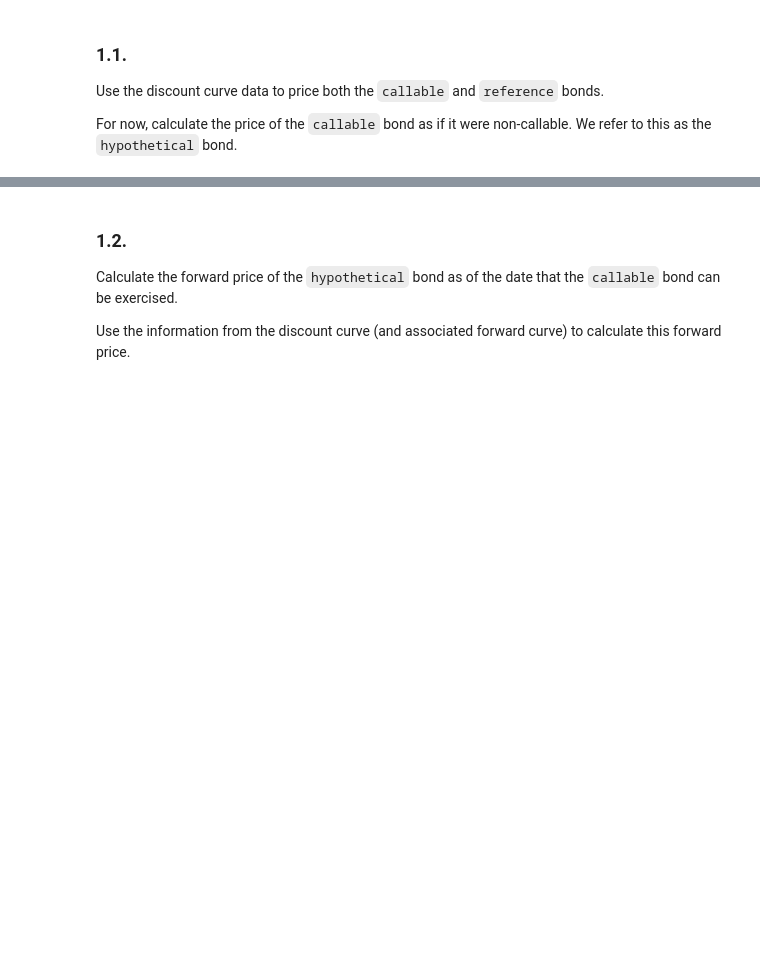
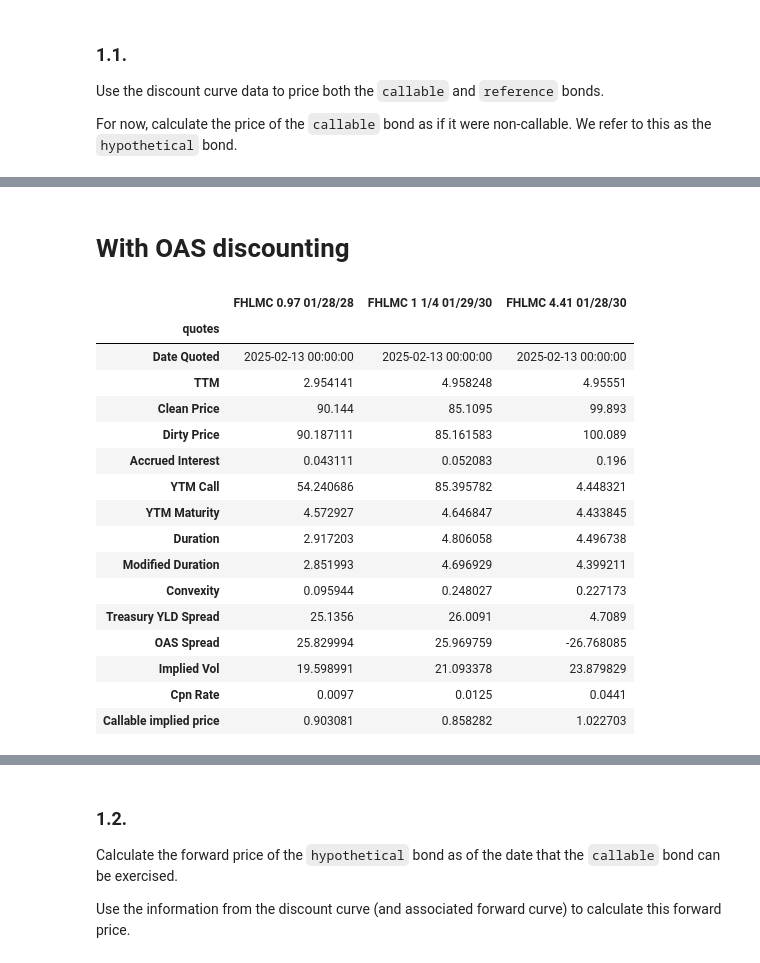
Before and after one commit to vinnyyx/finm-fiderivs-2025, a Jupyter notebook: homework/Homework 1.ipynb, the cells around one changed output, grey strips where cells are left out. Cells and saved outputs as stored; diff of their text form; code cells hidden in the pictures; blank space fills up the shorter version.

```diff
--- a/homework/Homework 1.ipynb
+++ b/homework/Homework 1.ipynb
@@ -111,0 +134,51 @@ For now, calculate the price of the `callable` bond as if it were non-callable.
+# %%
+def price_call(q_df, bond_df, disc_df, call=True):
+    df = q_df.copy()
+    df.loc['Cpn Rate'] = bond_df.loc['Cpn Rate']
+    def col_price_call(columns, disc_df, call=call):
+        d_df = disc_df.copy()
+        ttm_val = round((columns.loc['TTM'] * 2) / 2)
+        cpn = columns.loc['Cpn Rate'] / 2
+        oas = columns.loc['OAS Spread']
+        if call:
+            d_df['spot rate'] = d_df['spot rate'] + oas / 10000
+            # oas is in bps space
+            d_df['discount'] = np.exp(- d_df['spot rate'] * d_df.index)
+
+        ttm_disc_df = d_df[d_df.index <= ttm_val]
+        price = ttm_disc_df['discount'].sum() * cpn + ttm_disc_df['discount'].iloc[-1]
+
+        return price
+
+    if call:
+        name = 'Callable implied price'
+    else:
+        name = 'Non-Callable implied price'
+
+    df.loc[name] = df.apply(lambda col: col_price_call(col, disc_df), axis=0)
+
+    return df
+# %% [markdown]
+# With OAS discounting
+# %%
+price_call(quotes, info, discs)
+
+# check last row
+# %% [output]
+|  | FHLMC 0.97 01/28/28 | FHLMC 1 1/4 01/29/30 | FHLMC 4.41 01/28/30 |
+| quotes |  |  |  |
+| Date Quoted | 2025-02-13 00:00:00 | 2025-02-13 00:00:00 | 2025-02-13 00:00:00 |
+| TTM | 2.954141 | 4.958248 | 4.95551 |
+| Clean Price | 90.144 | 85.1095 | 99.893 |
+| Dirty Price | 90.187111 | 85.161583 | 100.089 |
+| Accrued Interest | 0.043111 | 0.052083 | 0.196 |
+| YTM Call | 54.240686 | 85.395782 | 4.448321 |
+| YTM Maturity | 4.572927 | 4.646847 | 4.433845 |
+| Duration | 2.917203 | 4.806058 | 4.496738 |
+| Modified Duration | 2.851993 | 4.696929 | 4.399211 |
+| Convexity | 0.095944 | 0.248027 | 0.227173 |
+| Treasury YLD Spread | 25.1356 | 26.0091 | 4.7089 |
+| OAS Spread | 25.829994 | 25.969759 | -26.768085 |
+| Implied Vol | 19.598991 | 21.093378 | 23.879829 |
+| Cpn Rate | 0.0097 | 0.0125 | 0.0441 |
+| Callable implied price | 0.903081 | 0.858282 | 1.022703 |
```
Also changed, not shown: parts of 27 cells of this notebook.
